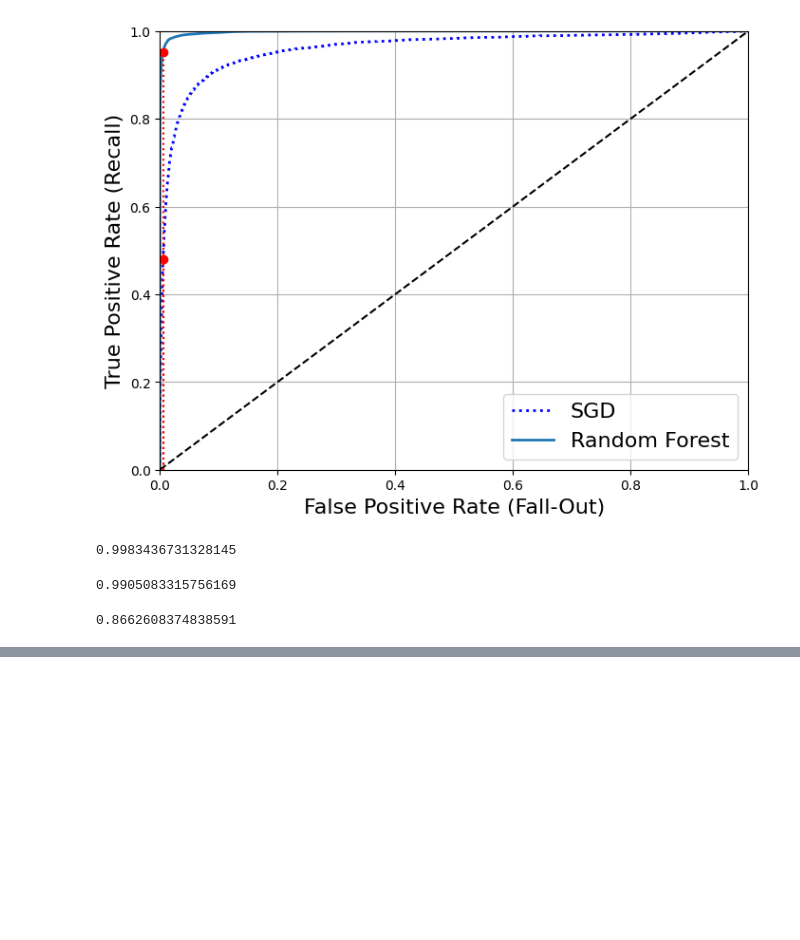
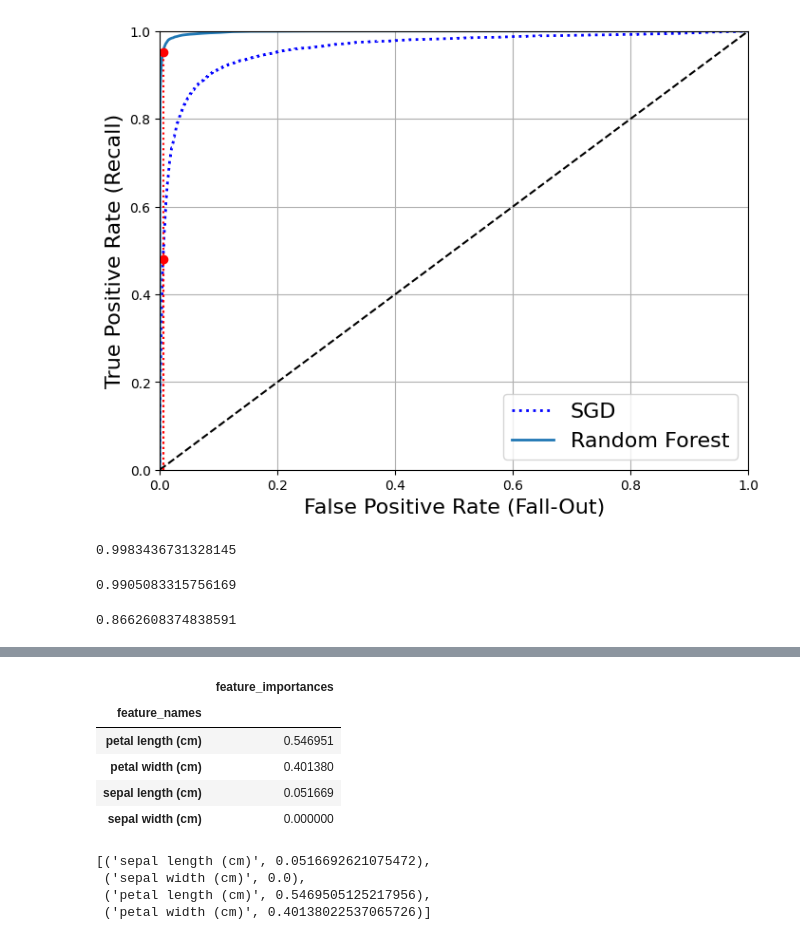
Before and after one commit to Biber76/MachineLearning, a Jupyter notebook: Classification.ipynb, the cells around one changed output, grey strips where cells are left out. Saved outputs shown, nothing was run; the diff lists cells and outputs as text; code cells hidden in the pictures; blank space fills up the shorter version.

```diff
--- a/Classification.ipynb
+++ b/Classification.ipynb
@@ -369,0 +522,17 @@ recall_score(y_train_5, y_train_pred_forest)
+# %%
+pd.DataFrame({'feature_names': df_iris_feature_names, 'feature_importances': clf.feature_importances_}).sort_values('feature_importances', ascending=False
+            ).set_index('feature_names')
+# %% [output]
+|  | feature_importances |
+| feature_names |  |
+| petal length (cm) | 0.546951 |
+| petal width (cm) | 0.401380 |
+| sepal length (cm) | 0.051669 |
+| sepal width (cm) | 0.000000 |
+# %%
+[(feature, coef) for feature, coef in zip(df_iris_feature_names, clf.feature_importances_)]
+# %% [output]
+[('sepal length (cm)', 0.0516692621075472),
+ ('sepal width (cm)', 0.0),
+ ('petal length (cm)', 0.5469505125217956),
+ ('petal width (cm)', 0.40138022537065726)]
```
Also changed, not shown: parts of 19 cells of this notebook.
